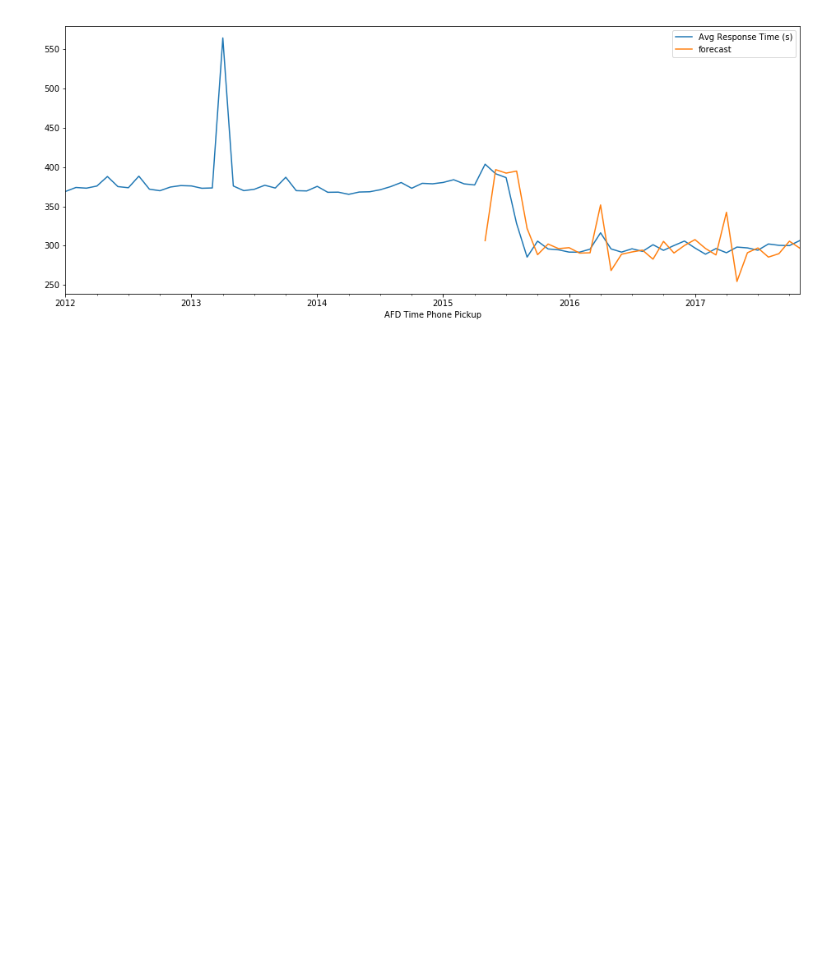
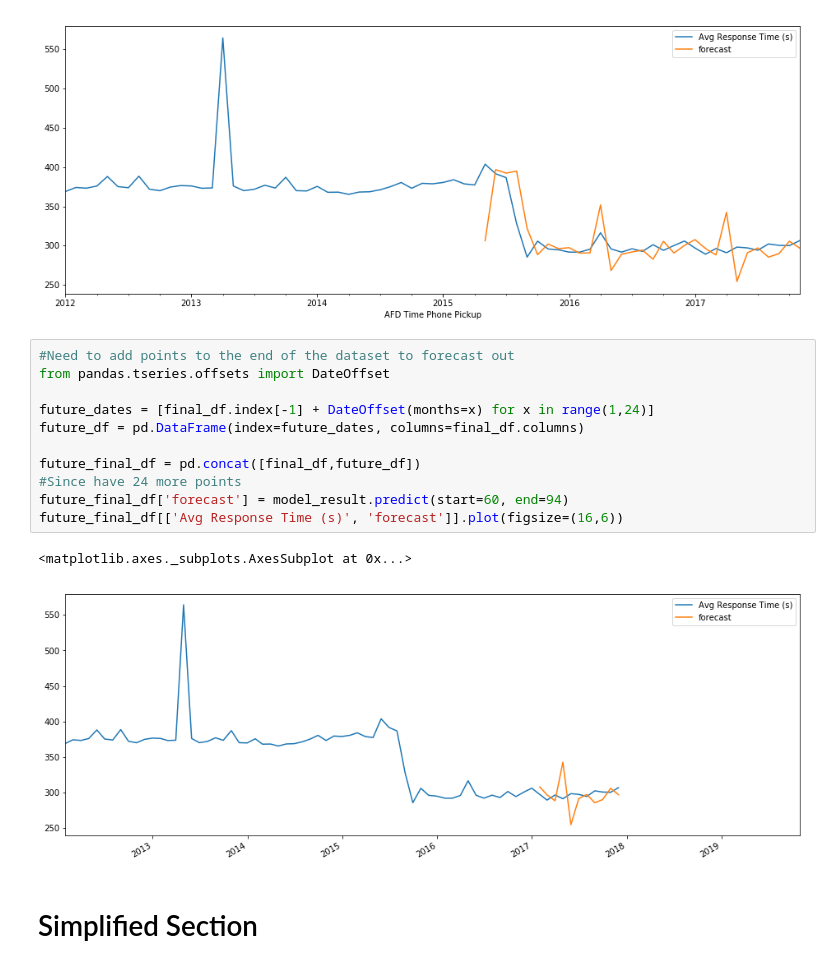
Before and after one commit to madderle/Hack-Austin, a Jupyter notebook: Seasonal Total Response Time.ipynb, the cells around one changed output. Saved outputs shown, nothing was run; the diff lists cells and outputs as text; blank space fills up the shorter version.

Commit message:
Added code to fix predictions

```diff
--- a/Seasonal Total Response Time.ipynb
+++ b/Seasonal Total Response Time.ipynb
@@ -299,3 +299,19 @@ final_df[['Avg Response Time (s)', 'forecast']].plot(figsize=(16,6))
 # %% [output]
 <matplotlib.axes._subplots.AxesSubplot at 0x...>
 [figure]
+# %%
+#Need to add points to the end of the dataset to forecast out
+from pandas.tseries.offsets import DateOffset
+
+future_dates = [final_df.index[-1] + DateOffset(months=x) for x in range(1,24)]
+future_df = pd.DataFrame(index=future_dates, columns=final_df.columns)
+
+future_final_df = pd.concat([final_df,future_df])
+#Since have 24 more points
+future_final_df['forecast'] = model_result.predict(start=60, end=94)
+future_final_df[['Avg Response Time (s)', 'forecast']].plot(figsize=(16,6))
+# %% [output]
+<matplotlib.axes._subplots.AxesSubplot at 0x...>
+[figure, added]
+# %% [markdown]
+# Simplified Section
```
Also changed, not shown: parts of 2 cells of this notebook.
